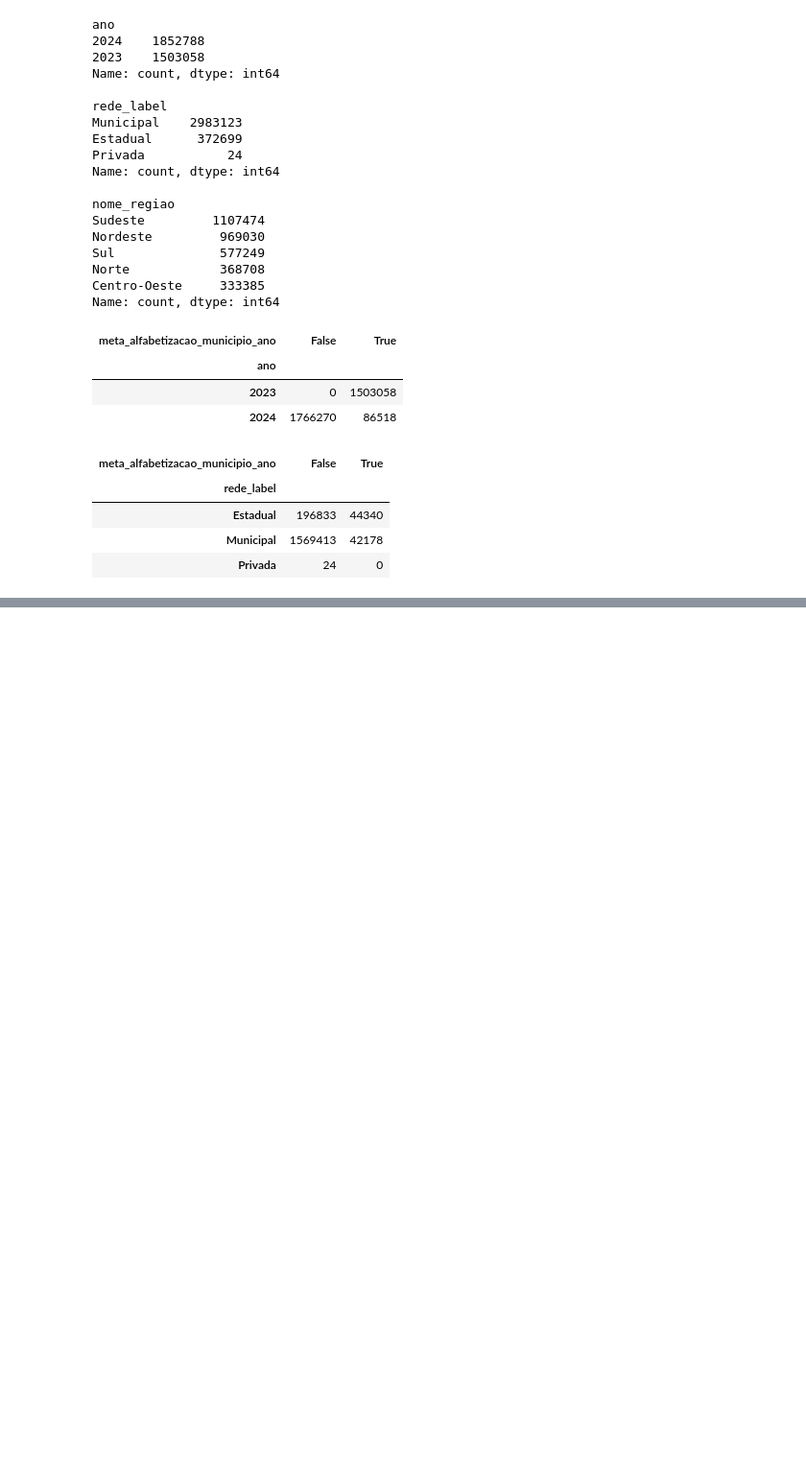
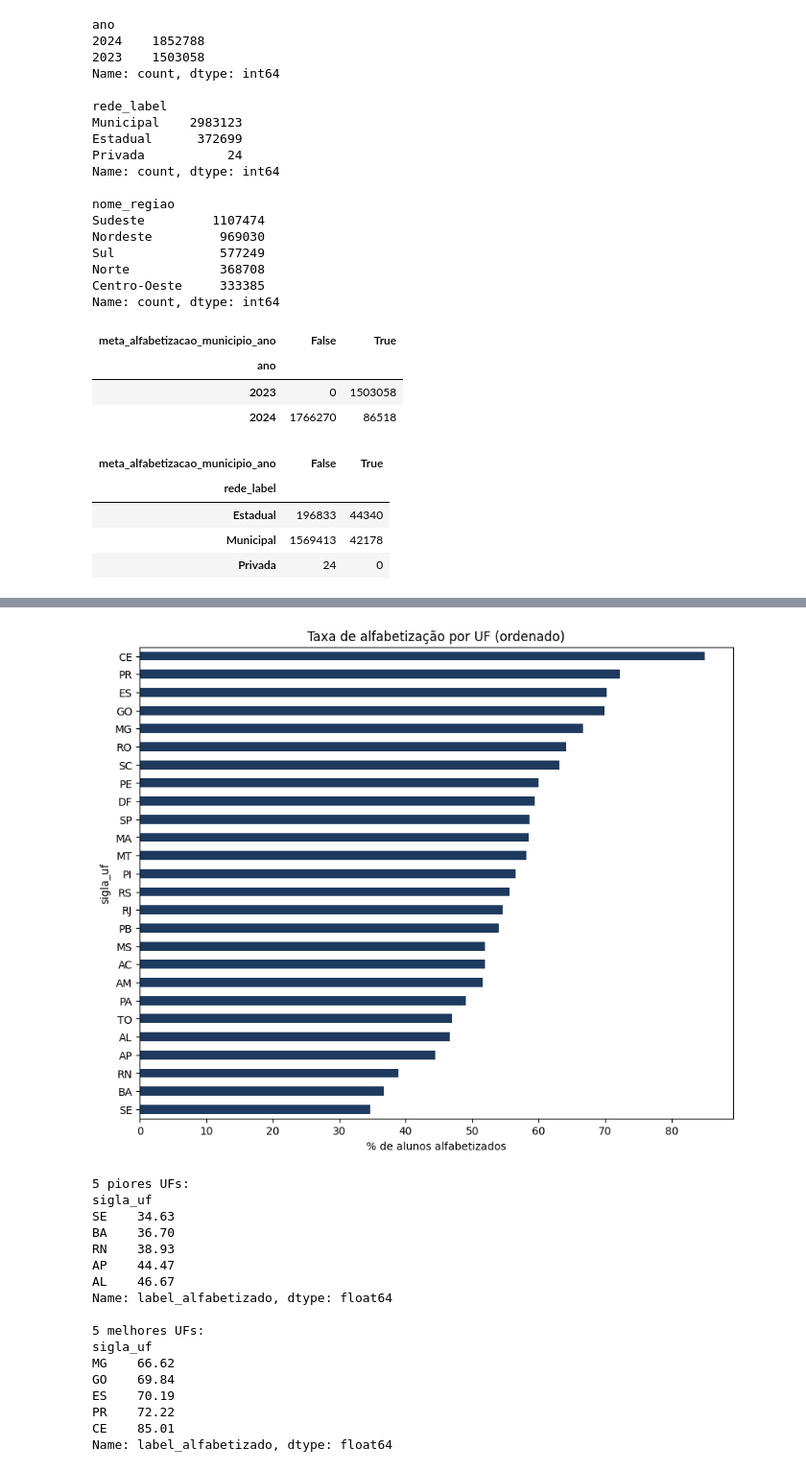
Before and after one commit to lenamiroux/1iast-techchallenge-fase3, a Jupyter notebook: notebooks/01_eda.ipynb, the cells around one changed output, grey strips where cells are left out. Shown at 96% size. Cells and saved outputs as stored; diff of their text form; code cells hidden in the pictures; blank space fills up the shorter version.

```diff
--- a/notebooks/01_eda.ipynb
+++ b/notebooks/01_eda.ipynb
@@ -271,0 +320,32 @@ relevante) — em vez de simplesmente preencher e esconder o padrão.
+# %%
+taxa_por_uf = df_model.groupby("sigla_uf")["label_alfabetizado"].mean().sort_values() * 100
+
+plt.figure(figsize=(10, 8))
+taxa_por_uf.plot(kind="barh", color="#1E3A5F")
+plt.xlabel("% de alunos alfabetizados")
+plt.title("Taxa de alfabetização por UF (ordenado)")
+plt.show()
+
+print("5 piores UFs:")
+print(taxa_por_uf.head(5).round(2))
+print("\n5 melhores UFs:")
+print(taxa_por_uf.tail(5).round(2))
+# %% [output]
+[figure, added]
+5 piores UFs:
+sigla_uf
+SE    34.63
+BA    36.70
+RN    38.93
+AP    44.47
+AL    46.67
+Name: label_alfabetizado, dtype: float64
+
+5 melhores UFs:
+sigla_uf
+MG    66.62
+GO    69.84
+ES    70.19
+PR    72.22
+CE    85.01
+Name: label_alfabetizado, dtype: float64
```
Also changed, not shown: parts of 11 cells of this notebook.
